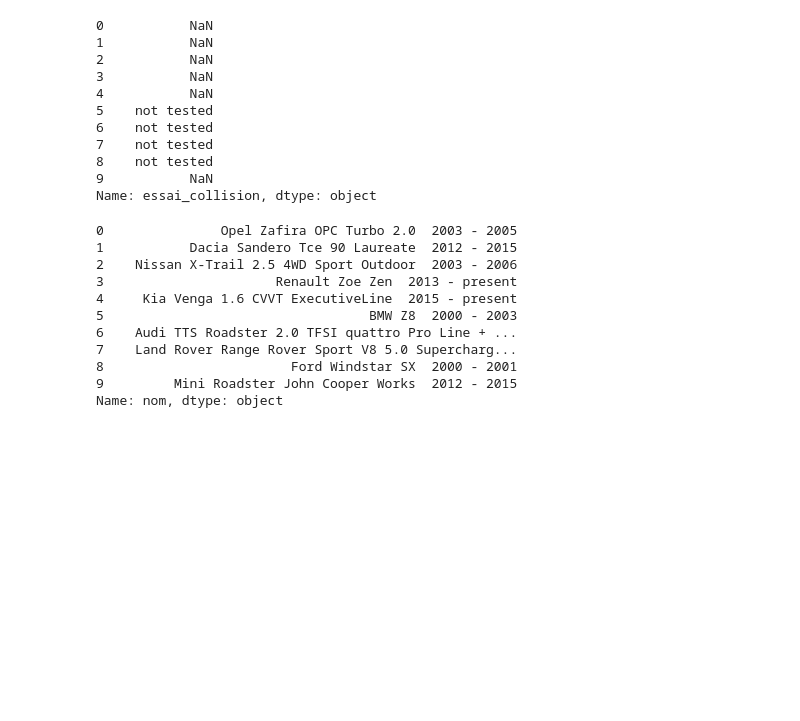
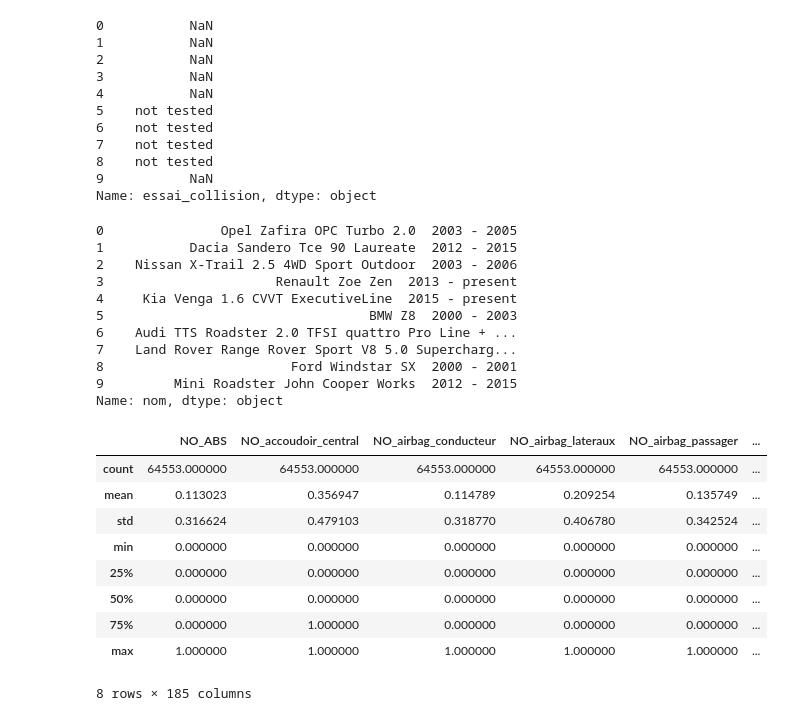
Before and after one commit to mgirardot/DataScienceChallenges, a Jupyter notebook: Data Science challenge 1 (part2).ipynb, the cells around one changed output. Drawn from its saved outputs; the diff is of its cells as text; code cells hidden in the pictures; blank space fills up the shorter version.

```diff
--- a/Data Science challenge 1 (part2).ipynb
+++ b/Data Science challenge 1 (part2).ipynb
@@ -403,0 +421,21 @@ df['NO_verre_intim_arriere'] = pd.get_dummies(cars_data.verre_intim_arriere.str.
+# %%
+df['NO_volant_reglable'] = pd.get_dummies(cars_data.volant_reglable.str.replace('\W+ \d+.\d+', 'NO')).iloc[:,0]
+# %%
+df['volume_coffre_min'] = pd.to_numeric(cars_data.volume_coffre.str.split().str[0].str.split('-').str[0],errors='coerce')
+# %%
+df['volume_coffre_max'] =pd.to_numeric(cars_data.volume_coffre.str.split().str[0].str.split('-').str[1],errors='coerce')
+# %%
+df['zero_100'] = pd.to_numeric(cars_data.zero_100.str.replace(',','.').str.split().str[0],errors='coerce')
+# %%
+df.describe()
+# %% [output]
+|  | NO_ABS | NO_accoudoir_central | NO_airbag_conducteur | NO_airbag_lateraux | NO_airbag_passager | ... |
+| count | 64553.000000 | 64553.000000 | 64553.000000 | 64553.000000 | 64553.000000 | ... |
+| mean | 0.113023 | 0.356947 | 0.114789 | 0.209254 | 0.135749 | ... |
+| std | 0.316624 | 0.479103 | 0.318770 | 0.406780 | 0.342524 | ... |
+| min | 0.000000 | 0.000000 | 0.000000 | 0.000000 | 0.000000 | ... |
+| 25% | 0.000000 | 0.000000 | 0.000000 | 0.000000 | 0.000000 | ... |
+| 50% | 0.000000 | 0.000000 | 0.000000 | 0.000000 | 0.000000 | ... |
+| 75% | 0.000000 | 1.000000 | 0.000000 | 0.000000 | 0.000000 | ... |
+| max | 1.000000 | 1.000000 | 1.000000 | 1.000000 | 1.000000 | ... |
+8 rows × 185 columns
```
Also changed, not shown: parts of 9 cells of this notebook.
